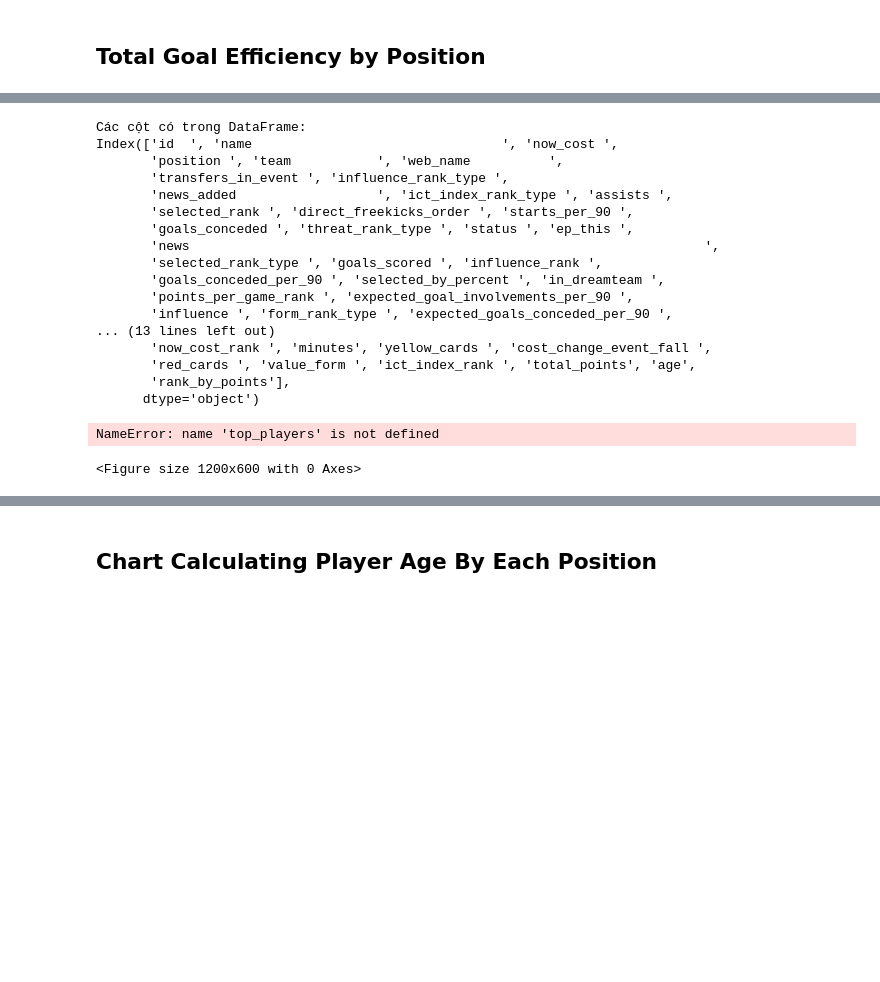
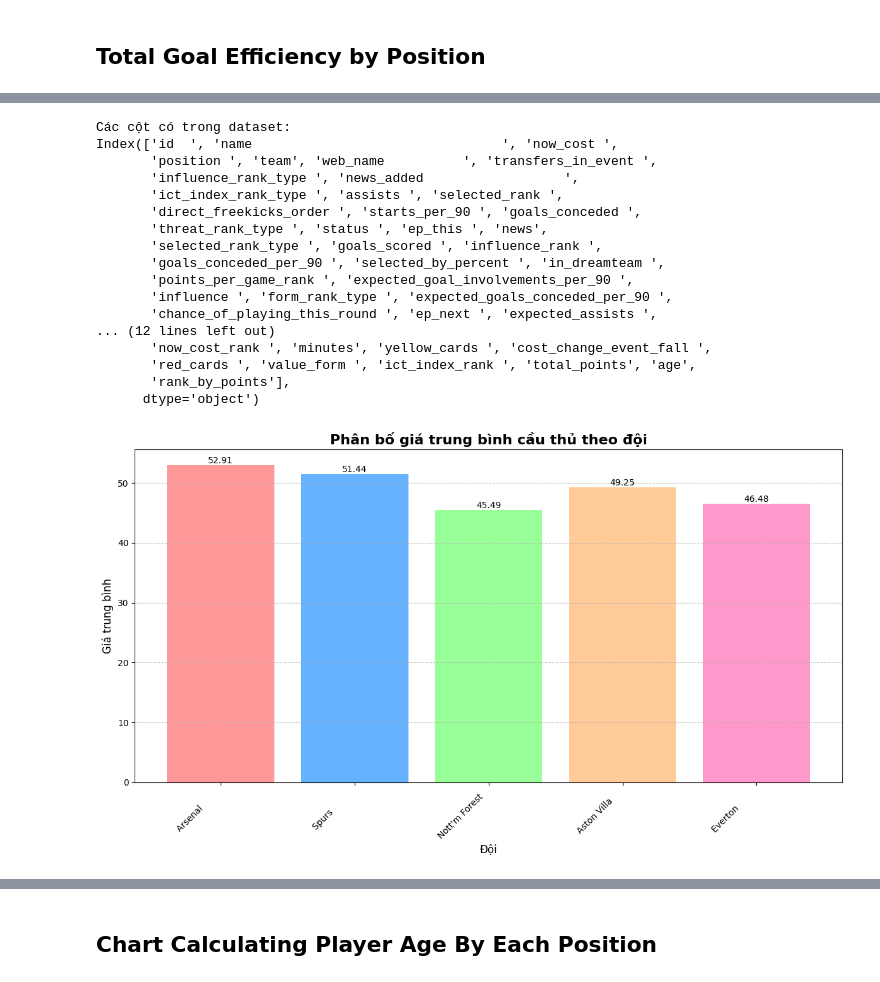
Before and after one commit to GodOfClown2k8/Khoi-CSA02, a Jupyter notebook: SPCK/bt.ipynb, the cells around one changed output, grey strips where cells are left out. Cells and saved outputs as stored; diff of their text form; code cells hidden in the pictures; blank space fills up the shorter version.

```diff
--- a/SPCK/bt.ipynb
+++ b/SPCK/bt.ipynb
@@ -43,30 +93,56 @@ data
 # %%
-print("Các cột có trong DataFrame:")
+print("Các cột có trong dataset:")
 print(data.columns)
 # %% [output]
-Các cột có trong DataFrame:
+Các cột có trong dataset:
 Index(['id  ', 'name                                ', 'now_cost ',
-       'position ', 'team           ', 'web_name          ',
-       'transfers_in_event ', 'influence_rank_type ',
-       'news_added                  ', 'ict_index_rank_type ', 'assists ',
-       'selected_rank ', 'direct_freekicks_order ', 'starts_per_90 ',
-       'goals_conceded ', 'threat_rank_type ', 'status ', 'ep_this ',
-       'news                                                                  ',
+       'position ', 'team', 'web_name          ', 'transfers_in_event ',
+       'influence_rank_type ', 'news_added                  ',
+       'ict_index_rank_type ', 'assists ', 'selected_rank ',
+       'direct_freekicks_order ', 'starts_per_90 ', 'goals_conceded ',
+       'threat_rank_type ', 'status ', 'ep_this ', 'news',
        'selected_rank_type ', 'goals_scored ', 'influence_rank ',
        'goals_conceded_per_90 ', 'selected_by_percent ', 'in_dreamteam ',
        'points_per_game_rank ', 'expected_goal_involvements_per_90 ',
        'influence ', 'form_rank_type ', 'expected_goals_conceded_per_90 ',
-... (13 lines left out)
+       'chance_of_playing_this_round ', 'ep_next ', 'expected_assists ',
+... (12 lines left out)
        'now_cost_rank ', 'minutes', 'yellow_cards ', 'cost_change_event_fall ',
        'red_cards ', 'value_form ', 'ict_index_rank ', 'total_points', 'age',
        'rank_by_points'],
       dtype='object')
-# %%
-plt.figure(figsize=(12, 6))
-plt.boxplot(top_players['total_points'],top_players['position'])
-plt.title('Phân bố điểm theo vị trí')
-plt.suptitle('')  # Xóa tiêu đề tự động
-plt.show()
-# %% [output]
-NameError: name 'top_players' is not defined
-<Figure size 1200x600 with 0 Axes>
+# %%
+
+data['now_cost '] = pd.to_numeric(data['now_cost '], errors='coerce')
+
+team_cost_stats = data.groupby('team')['now_cost '].mean().reset_index()
+
+random_teams_cost = team_cost_stats.sample(n=5, random_state=42)
+
+if 'now_cost ' in data.columns:
+    plt.figure(figsize=(12, 7))
+
+    colors = ['#FF9999', '#66B2FF', '#99FF99', '#FFCC99', '#FF99CC']
+
+    bars = plt.bar(random_teams_cost['team'], random_teams_cost['now_cost '], color=colors)
+
+    plt.title('Phân bố giá trung bình cầu thủ theo đội', fontsize=16, fontweight='bold')
+    plt.xlabel('Đội', fontsize=12)
+    plt.ylabel('Giá trung bình', fontsize=12)
+
+    plt.xticks(rotation=45, ha='right')
+
+    for bar in bars:
+        height = bar.get_height()
+        plt.text(bar.get_x() + bar.get_width()/2., height,
+                 f'{height:.2f}',
+                 ha='center', va='bottom')
+
+    plt.grid(axis='y', linestyle='--', alpha=0.7)
+
+    plt.tight_layout()
+    plt.show()
+else:
+    print("Không có cột 'now_cost ' trong dataset")
+# %% [output]
+[figure, added]
```
Also changed, not shown: parts of 7 cells of this notebook, 1 other file.
